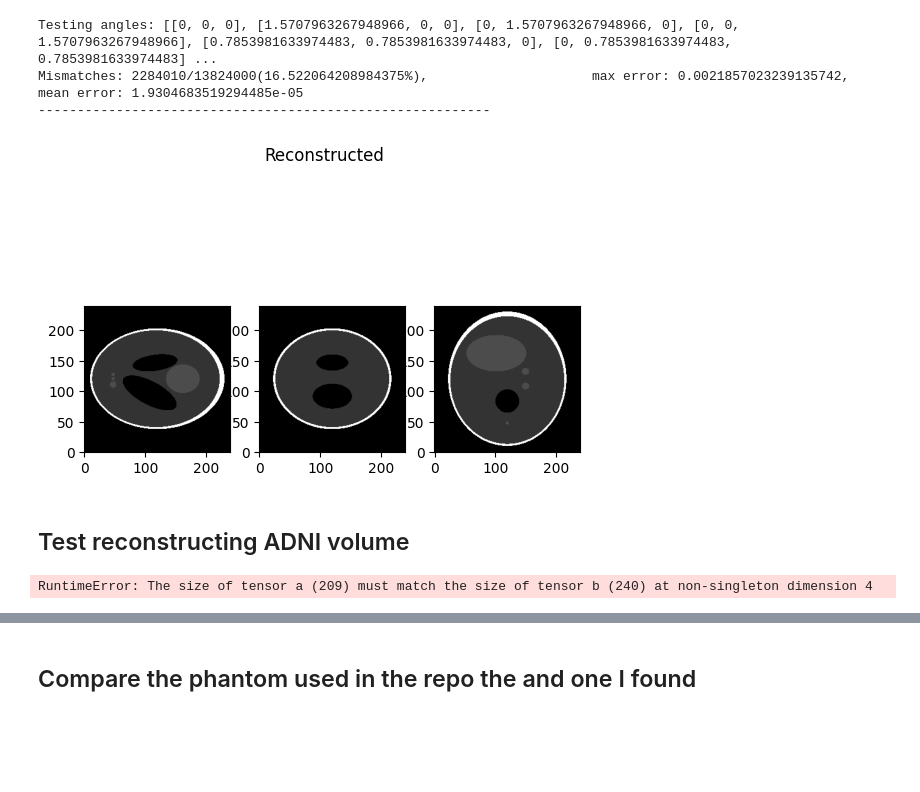
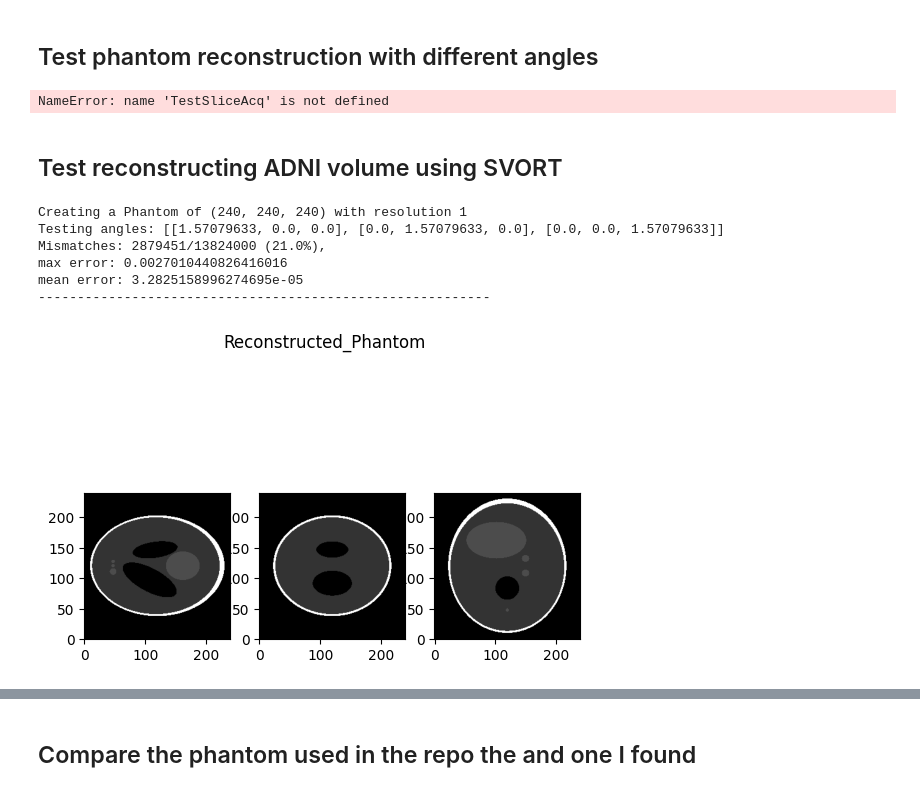
Before and after one commit to Edenzzzz/NeSVoR, a Jupyter notebook: my_test.ipynb, the cells around one changed output, grey strips where cells are left out. Cells and saved outputs as stored; diff of their text form; code cells hidden in the pictures; blank space fills up the shorter version.

```diff
--- a/my_test.ipynb
+++ b/my_test.ipynb
@@ -25,28 +28,41 @@ def show_slices(volume, title="Slices"):
+# %% [markdown]
+## Test phantom reconstruction with different angles
 # %%
+pick_best_angles = False
+
 slice_acq_tester = TestSliceAcq(phantom="sigpy", verbose=True)
-pick_best_angles = False
 if pick_best_angles:
-    sorted_indices = slice_acq_tester.test_cg_recon(pick_best_angles=False)
+    sorted_indices = slice_acq_tester.test_svort_recon(pick_best_angles=False)
     for idx in sorted_indices:
         fig = show_slices(slice_acq_tester.reconstructed[idx].squeeze(), title=f"Reconstructed {idx}")
 else:
-    reconstructed = slice_acq_tester.test_cg_recon(pick_best_angles=False)
+    reconstructed = slice_acq_tester.test_svort_recon(pick_best_angles=False)
     fig = show_slices(reconstructed.squeeze(), title=f"Reconstructed")
 # %% [output]
-Testing angles: [[0, 0, 0], [1.5707963267948966, 0, 0], [0, 1.5707963267948966, 0], [0, 0, 1.5707963267948966], [0.7853981633974483, 0.7853981633974483, 0], [0, 0.7853981633974483, 0.7853981633974483] ...
-Mismatches: 2284010/13824000(16.522064208984375%),                     max error: 0.0021857023239135742, mean error: 1.9304683519294485e-05
-----------------------------------------------------------
+NameError: name 'TestSliceAcq' is not defined
-[figure, removed]
 # %% [markdown]
-## Test reconstructing ADNI volume
+## Test reconstructing ADNI volume using SVORT
 # %%
-volume = nib.load("MedicalImaging/adcp_alldata_location2/ADCP_harmonization/ADCP_2085/recontruct_ADCP_2085_volume_h.nii.gz").get_fdata()
+test_ADNI = False
+
+import nibabel as nib
+volume = nib.load("ADNI/adcp_alldata_location2/ADCP_harmonization/ADCP_2085/recontruct_ADCP_2085_volume_h.nii.gz").get_fdata()
 angles = [
     [1.57079633, 0., 0.],
     [0., 1.57079633, 0.],
     [0., 0., 1.57079633]
     ]
-volume_ = slice_acq_tester.test_cg_recon(volume=volume, angles=angles)
-show_slices(volume_, title="Reconstructed")
+
+if test_ADNI:
+    volume_ = slice_acq_tester.test_svort_recon(volume=volume, angles=angles)
+else:
+    volume_ = slice_acq_tester.test_svort_recon(angles=angles)
+fig = show_slices(volume_.squeeze(), title="Reconstructed" + ("_ADNI" if test_ADNI else "_Phantom"))
 # %% [output]
-RuntimeError: The size of tensor a (209) must match the size of tensor b (240) at non-singleton dimension 4
+Creating a Phantom of (240, 240, 240) with resolution 1
+Testing angles: [[1.57079633, 0.0, 0.0], [0.0, 1.57079633, 0.0], [0.0, 0.0, 1.57079633]]
+Mismatches: 2879451/13824000 (21.0%),
+max error: 0.0027010440826416016
+mean error: 3.2825158996274695e-05
+----------------------------------------------------------
+[figure, added]
```
Also changed, not shown: parts of 5 cells of this notebook, 14 other files.
